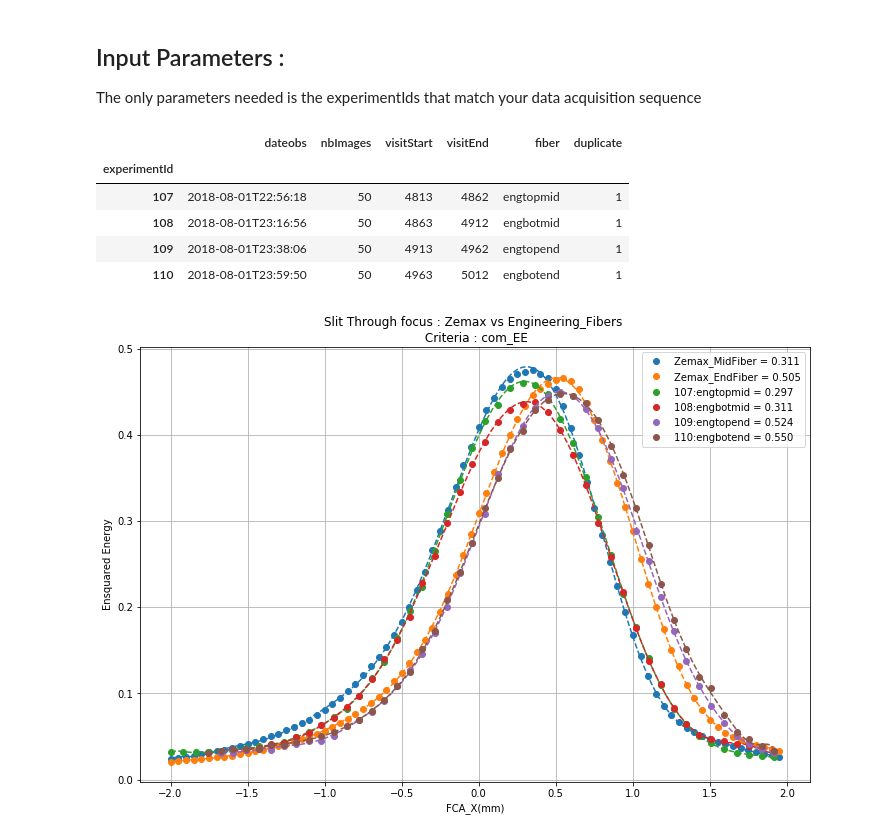
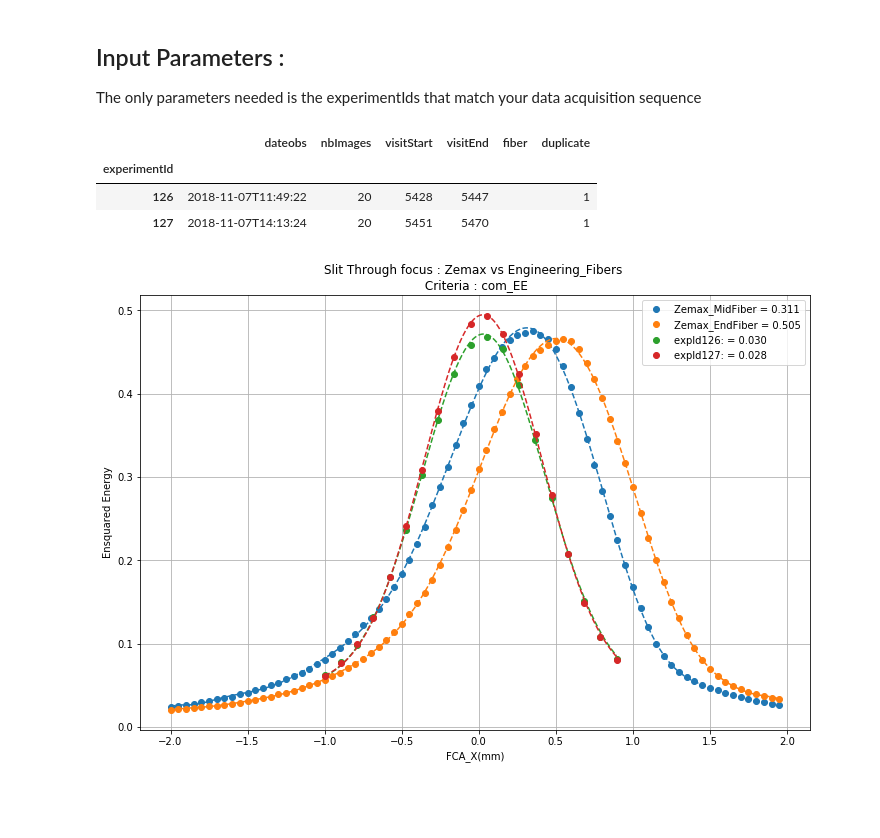
Before and after one commit to alefur/ait-notebook, a Jupyter notebook: Slit_Alignment-Final.ipynb, the cells around one changed output. Cells and saved outputs as stored; diff of their text form; code cells hidden in the pictures; blank space fills up the shorter version.

Commit message:
add some other plots

```diff
--- a/Slit_Alignment-Final.ipynb
+++ b/Slit_Alignment-Final.ipynb
@@ -48,7 +50,7 @@ def getFiberPeak(filelist, ind, duplicate, doMeanBck, crit, radius=60, threshold
 def getDescription(experimentId):
     visitStart, visitEnd = Logbook.visitRange(experimentId=experimentId)
     filelist = constructFilelist(visitStart=visitStart, visitEnd=visitEnd)
-    fibername = Logbook.getParameter(experimentId=experimentId, param='fiber')
+    fibername = Logbook.getParameter(experimentId=experimentId, param='fiber', doRaise=False)
     duplicate = int(Logbook.getParameter(experimentId=experimentId, param='duplicate'))
     dateobs = getDateObs(experimentId=experimentId)
 
@@ -121,7 +123,8 @@ The only parameters needed is the experimentIds that match your data acquisition
 # %%
 centerOfMass = True
 doMeanBck = True
-experimentIds = [107, 108, 109, 110]  # the first experimentId is 12
+corrector=True
+experimentIds = [126,127]  # the first experimentId is 12
 dfs = []
 # %%
 crit = 'com_EE' if centerOfMass else 'EE'
@@ -137,10 +140,8 @@ descriptions
 # %% [output]
 |  | dateobs | nbImages | visitStart | visitEnd | fiber | duplicate |
 | experimentId |  |  |  |  |  |  |
-| 107 | 2018-08-01T22:56:18 | 50 | 4813 | 4862 | engtopmid | 1 |
-| 108 | 2018-08-01T23:16:56 | 50 | 4863 | 4912 | engbotmid | 1 |
-| 109 | 2018-08-01T23:38:06 | 50 | 4913 | 4962 | engtopend | 1 |
-| 110 | 2018-08-01T23:59:50 | 50 | 4963 | 5012 | engbotend | 1 |
+| 126 | 2018-11-07T11:49:22 | 20 | 5428 | 5447 |  | 1 |
+| 127 | 2018-11-07T14:13:24 | 20 | 5451 | 5470 |  | 1 |
 # %%
 lneg = 0
 lpos = -1
@@ -148,34 +149,35 @@ vline = False
 # %%
 fig = plt.figure(figsize=(12, 8))
 ax1 = fig.add_subplot(111)
 
 ax1.plot(zemaxData.Slitdefocus, zemaxData.MidFiber, 'o', label='Zemax_MidFiber = %.3f' % zemaxMidFit.focus)
 ax1.plot(zemaxMidFit.x, zemaxMidFit.y, '--', color=ax1.get_lines()[-1].get_color())
 if vline:
     ax1.vlines(color=ax1.get_lines()[-1].get_color(), **zemaxMidFit.vline)
 
 ax1.plot(zemaxData.Slitdefocus, zemaxData.ExtremeFiber, 'o', label='Zemax_EndFiber = %.3f' % zemaxEndFit.focus)
 ax1.plot(zemaxEndFit.x, zemaxEndFit.y, '--', color=ax1.get_lines()[-1].get_color())
 if vline:
     ax1.vlines(color=ax1.get_lines()[-1].get_color(), **zemaxEndFit.vline)
 
 for experimentId, raw_df in cube.groupby('experimentId'):
     df = raw_df[lneg:lpos]
-    fit_EE = fitparabola(x=df['fca_x'], y=df[crit], deg=15, focus='max')
-
-    ax1.plot(df['fca_x'], df[crit], 'o', label='%i:%s = %.3f' % (experimentId, descriptions.fiber[experimentId], fit_EE.focus))
+    poly_EE = fitparabola(x=df['fca_x'], y=df[crit], deg=15, focus='max')
+    gauss_EE, __ = fitgauss1D(df['fca_x'], df[crit], sig0=1)
+    fit_EE = gauss_EE if corrector else poly_EE
+    ax1.plot(df['fca_x'], df[crit], 'o', label='expId%d:%s = %.3f' % (experimentId, descriptions.fiber[experimentId], fit_EE.focus))
     ax1.plot(fit_EE.x, fit_EE.y, '--', color=ax1.get_lines()[-1].get_color())
     if vline:
         ax1.vlines(color=ax1.get_lines()[-1].get_color(), **fit_EE.vline)
 
 lns = [line for i, line in enumerate(ax1.get_lines()) if not i % 2]
 labs = [line.get_label() for line in lns]
 
 ax1.legend(lns, labs)
 ax1.set_xlabel('FCA_X(mm)')
 ax1.set_ylabel('Ensquared Energy')
 
 plt.title('Slit Through focus : Zemax vs Engineering_Fibers \n Criteria : %s' %crit)
 plt.grid()
 # %% [output]
-[figure, old version]
+[figure, new version]
```
Also changed, not shown: parts of 7 cells of this notebook, 1 other file.
